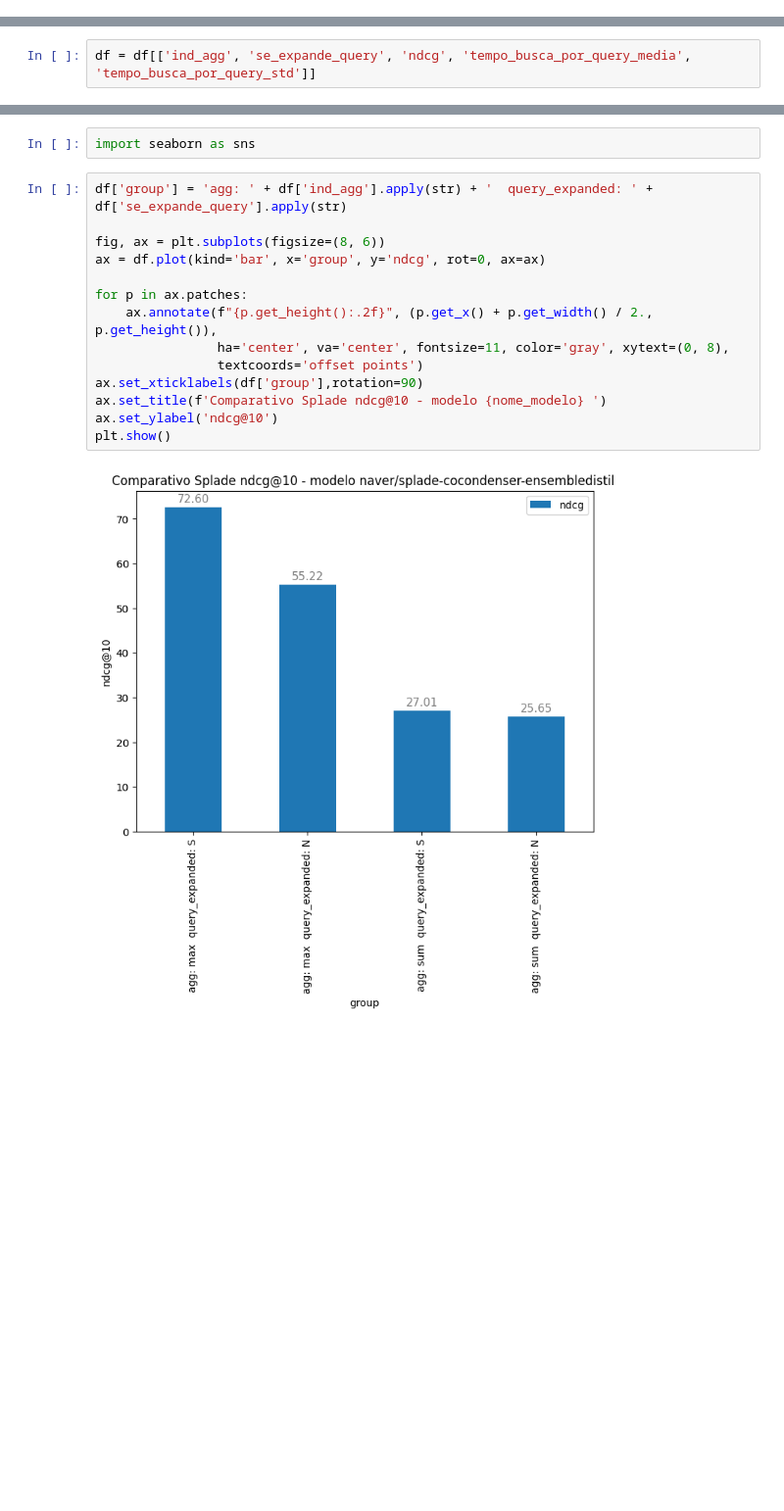
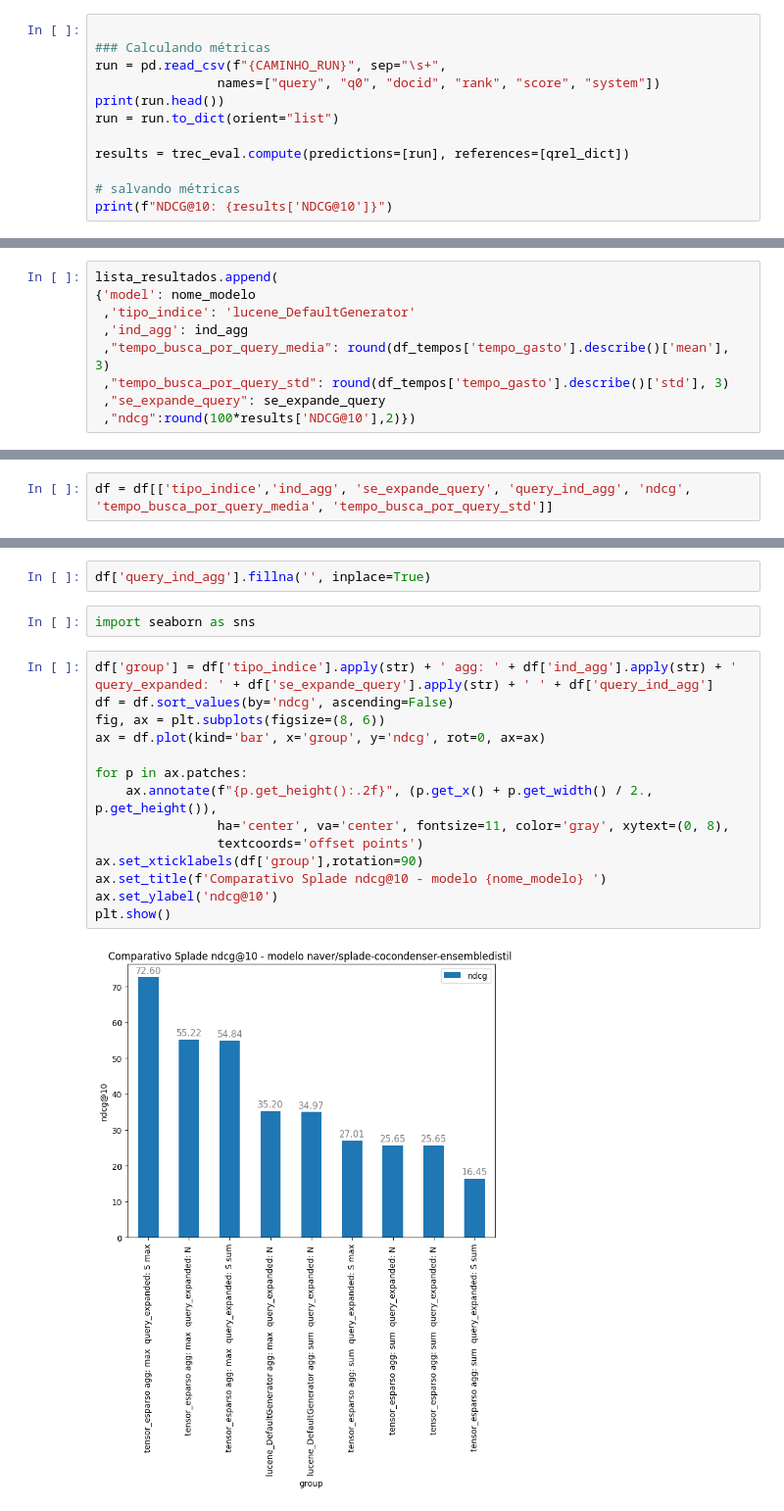
Before and after one commit to marcusborela/deep_learning_em_buscas_unicamp, a Jupyter notebook: code/aula8_retrieve_with_splade.ipynb, the cells around one changed output, grey strips where cells are left out. Shown: that part at 98% size. Cells and saved outputs as stored; diff of their text form; blank space fills up the shorter version.

```diff
--- a/code/aula8_retrieve_with_splade.ipynb
+++ b/code/aula8_retrieve_with_splade.ipynb
@@ -1694,0 +2385,12 @@ lista_resultados.append(
+# %%
+
+### Calculando métricas
+run = pd.read_csv(f"{CAMINHO_RUN}", sep="\s+",
+                names=["query", "q0", "docid", "rank", "score", "system"])
+print(run.head())
+run = run.to_dict(orient="list")
+
+results = trec_eval.compute(predictions=[run], references=[qrel_dict])
+
+# salvando métricas
+print(f"NDCG@10: {results['NDCG@10']}")
@@ -1695,3 +2407,12 @@ lista_resultados.append(
+# %%
+lista_resultados.append(
+{'model': nome_modelo
+ ,'tipo_indice': 'lucene_DefaultGenerator'
+ ,'ind_agg': ind_agg
+ ,"tempo_busca_por_query_media": round(df_tempos['tempo_gasto'].describe()['mean'], 3)
+ ,"tempo_busca_por_query_std": round(df_tempos['tempo_gasto'].describe()['std'], 3)
+ ,"se_expande_query": se_expande_query
+ ,"ndcg":round(100*results['NDCG@10'],2)})
 # %%
 lista_resultados
 # %% [output]
@@ -1717,7 +2441,7 @@ lista_resultados
 # %%
 df = pd.DataFrame(lista_resultados)
 # %%
-df = df[['ind_agg', 'se_expande_query', 'ndcg', 'tempo_busca_por_query_media', 'tempo_busca_por_query_std']]
+df = df[['tipo_indice','ind_agg', 'se_expande_query', 'query_ind_agg', 'ndcg', 'tempo_busca_por_query_media', 'tempo_busca_por_query_std']]
 # %%
 df
 # %% [output]
@@ -1730,19 +2459,21 @@ df
+# %%
+df['query_ind_agg'].fillna('', inplace=True)
 # %%
 import seaborn as sns
 # %%
-df['group'] = 'agg: ' + df['ind_agg'].apply(str) + '  query_expanded: ' + df['se_expande_query'].apply(str)
-
+df['group'] = df['tipo_indice'].apply(str) + ' agg: ' + df['ind_agg'].apply(str) + '  query_expanded: ' + df['se_expande_query'].apply(str) + ' ' + df['query_ind_agg']
+df = df.sort_values(by='ndcg', ascending=False)
 fig, ax = plt.subplots(figsize=(8, 6))
 ax = df.plot(kind='bar', x='group', y='ndcg', rot=0, ax=ax)
 
 for p in ax.patches:
     ax.annotate(f"{p.get_height():.2f}", (p.get_x() + p.get_width() / 2., p.get_height()),
                 ha='center', va='center', fontsize=11, color='gray', xytext=(0, 8),
                 textcoords='offset points')
 ax.set_xticklabels(df['group'],rotation=90)
 ax.set_title(f'Comparativo Splade ndcg@10 - modelo {nome_modelo} ')
 ax.set_ylabel('ndcg@10')
 plt.show()
 # %% [output]
-[figure, old version]
+[figure, new version]
 # %%
```
Also changed, not shown: parts of 115 cells of this notebook.
